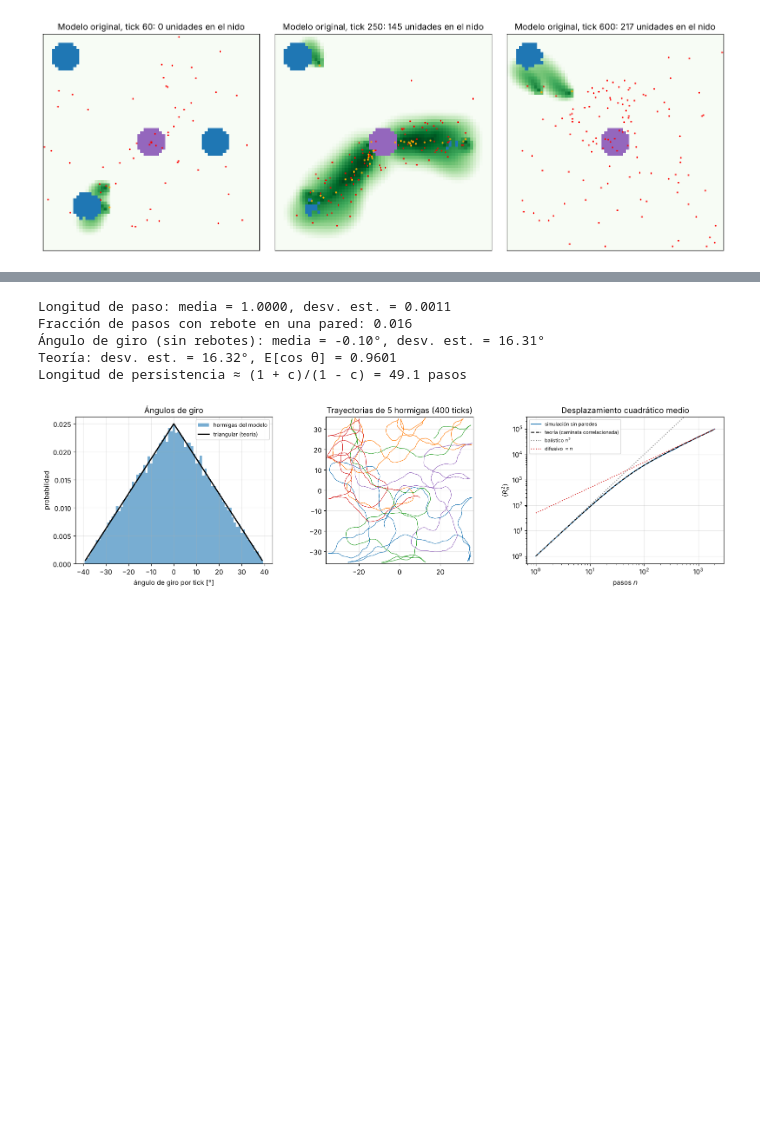
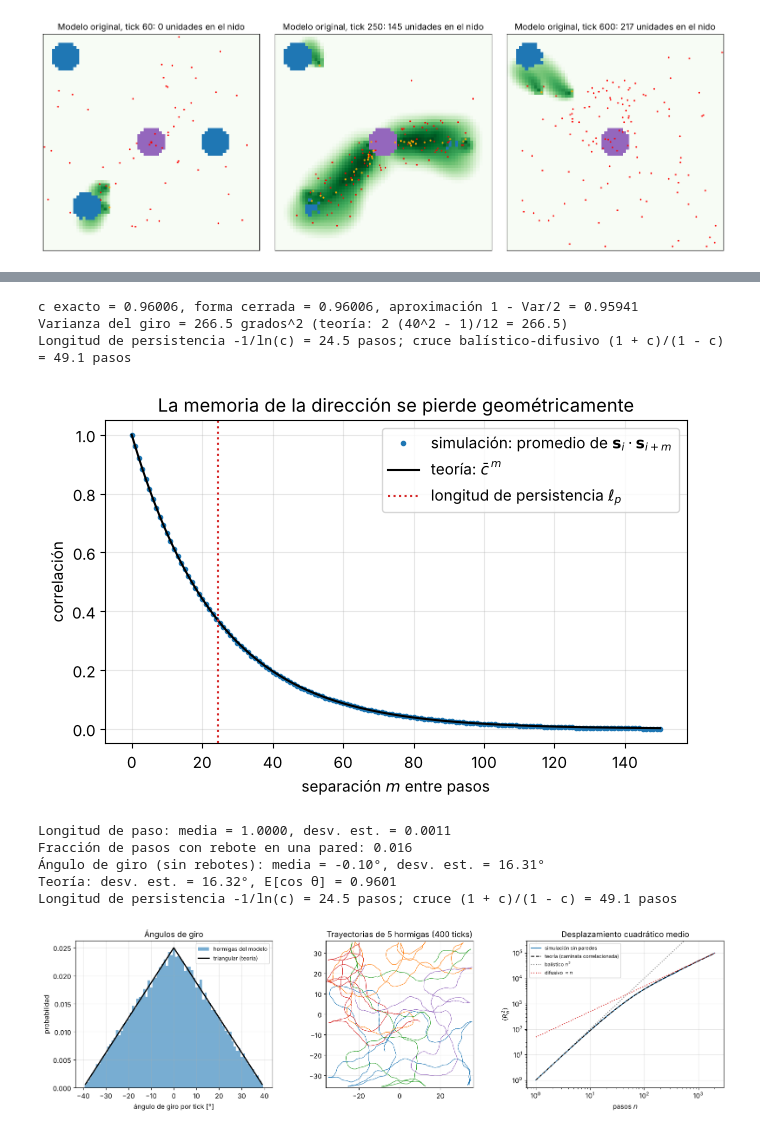
Before and after one commit to uncrayon/biologia-matematica, a Jupyter notebook: _notebooks/mp1-p6-hormigas-levy.ipynb, the cells around one changed output, grey strips where cells are left out. Cells and saved outputs as stored; diff of their text form; code cells hidden in the pictures; blank space fills up the shorter version.

```diff
--- a/_notebooks/mp1-p6-hormigas-levy.ipynb
+++ b/_notebooks/mp1-p6-hormigas-levy.ipynb
@@ -288,3 +360,44 @@ Para $n$ pequeño $\langle R_n^2 \rangle \approx n^2$ (movimiento casi recto, **
+# %%
+# ============================================================
+# Comprobación numérica de la deducción (plano sin paredes)
+# ============================================================
+k = np.arange(-39, 40)                       # posibles ángulos de giro (grados)
+pesos = (40 - np.abs(k)) / 1600              # distribución triangular (paso 1)
+
+# (a) Valor exacto de c = E[cos(theta)] sumando con los pesos.
+c_exacto = np.sum(pesos * np.cos(np.deg2rad(k)))
+# (b) Aproximación de ángulo pequeño: c ≈ 1 - Var(theta)/2, con theta en radianes.
+var_rad = np.sum(pesos * np.deg2rad(k) ** 2)
+c_aprox = 1 - var_rad / 2
+# (c) Forma cerrada: E[e^{i theta}] = |E[e^{i U}]|^2 porque theta = U1 - U2 con U1, U2 iid,
+#     y E[e^{i U}] es una suma geométrica (núcleo de Fejér): c = (sin(20°) / (40 sin(0.5°)))^2.
+c_cerrado = (np.sin(np.deg2rad(20)) / (40 * np.sin(np.deg2rad(0.5)))) ** 2
+print(f"c exacto = {c_exacto:.5f}, forma cerrada = {c_cerrado:.5f}, aproximación 1 - Var/2 = {c_aprox:.5f}")
+print(f"Varianza del giro = {np.sum(pesos * k**2):.1f} grados^2 (teoría: 2 (40^2 - 1)/12 = {2 * (40**2 - 1) / 12:.1f})")
+print(f"Longitud de persistencia -1/ln(c) = {-1 / np.log(c_exacto):.1f} pasos;"
+      f" cruce balístico-difusivo (1 + c)/(1 - c) = {(1 + c_exacto) / (1 - c_exacto):.1f} pasos")
+
+# Correlación entre pasos separados por m ticks, medida en simulación, contra c^m.
+gen = np.random.default_rng(42)              # generador propio: no altera los resultados de las demás celdas
+giros_sim = gen.integers(0, 40, (2000, 3000)) - gen.integers(0, 40, (2000, 3000))
+rumbo_sim = np.deg2rad(np.cumsum(giros_sim, axis=0))     # rumbos de 3000 caminantes, 2000 pasos
+m = np.arange(0, 151)
+correlacion = [np.mean(np.cos(rumbo_sim[mm:] - rumbo_sim[:len(rumbo_sim) - mm])) for mm in m]
+
+fig, ax = plt.subplots(figsize=(7.5, 4.2))
+ax.plot(m, correlacion, "o", ms=3, label=r"simulación: promedio de $\mathbf{s}_i \cdot \mathbf{s}_{i+m}$")
+ax.plot(m, c_exacto ** m, "k-", label=r"teoría: $\bar c^{\,m}$")
+ax.axvline(-1 / np.log(c_exacto), color="C3", ls=":", label=r"longitud de persistencia $\ell_p$")
+ax.set_xlabel("separación $m$ entre pasos")
+ax.set_ylabel("correlación")
+ax.set_title("La memoria de la dirección se pierde geométricamente")
+ax.legend()
+plt.show()
+# %% [output]
+c exacto = 0.96006, forma cerrada = 0.96006, aproximación 1 - Var/2 = 0.95941
+Varianza del giro = 266.5 grados^2 (teoría: 2 (40^2 - 1)/12 = 266.5)
+Longitud de persistencia -1/ln(c) = 24.5 pasos; cruce balístico-difusivo (1 + c)/(1 - c) = 49.1 pasos
+[figure, added]
 # %%
 T_RW = 400
 h = Hormiguero(escenario="sin-comida", rng=rng)
@@ -314,13 +427,13 @@ valores = np.arange(-39, 40)
 p_teo = (40 - np.abs(valores)) / 40**2
 c_bar = np.sum(p_teo * np.cos(np.deg2rad(valores)))
 print(f"Teoría: desv. est. = {np.sqrt(np.sum(p_teo * valores**2)):.2f}°, E[cos θ] = {c_bar:.4f}")
-print(f"Longitud de persistencia ≈ (1 + c)/(1 - c) = {(1 + c_bar) / (1 - c_bar):.1f} pasos")
+print(f"Longitud de persistencia -1/ln(c) = {-1 / np.log(c_bar):.1f} pasos; cruce (1 + c)/(1 - c) = {(1 + c_bar) / (1 - c_bar):.1f} pasos")
 # %% [output]
 Longitud de paso: media = 1.0000, desv. est. = 0.0011
 Fracción de pasos con rebote en una pared: 0.016
 Ángulo de giro (sin rebotes): media = -0.10°, desv. est. = 16.31°
 Teoría: desv. est. = 16.32°, E[cos θ] = 0.9601
-Longitud de persistencia ≈ (1 + c)/(1 - c) = 49.1 pasos
+Longitud de persistencia -1/ln(c) = 24.5 pasos; cruce (1 + c)/(1 - c) = 49.1 pasos
 # %%
 def msd_teorico(n, c):
     """Desplazamiento cuadrático medio de una caminata correlacionada con pasos de longitud 1."""
```
Also changed, not shown: parts of 4 cells of this notebook, 12 other files.
